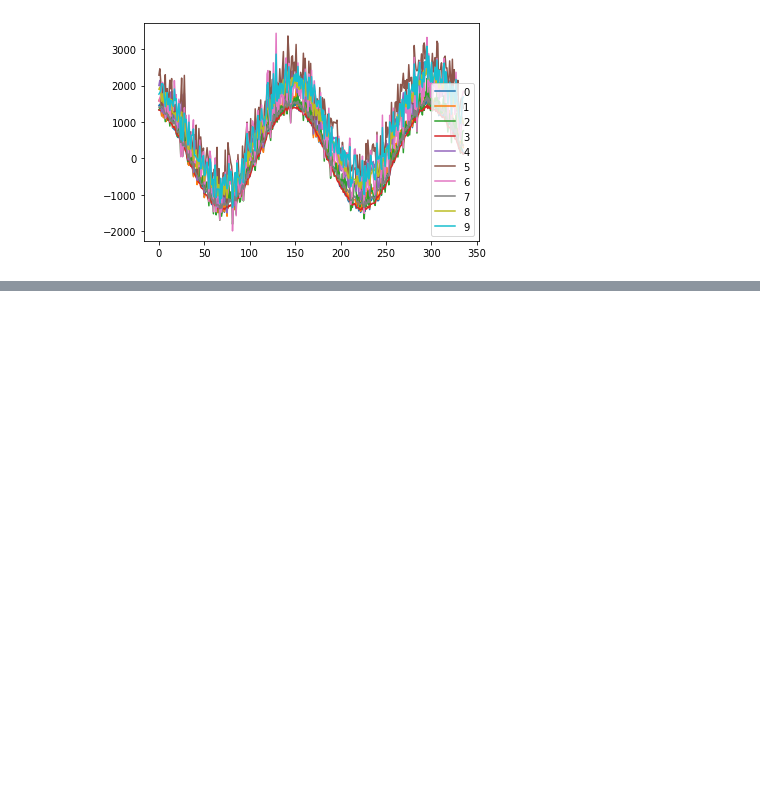
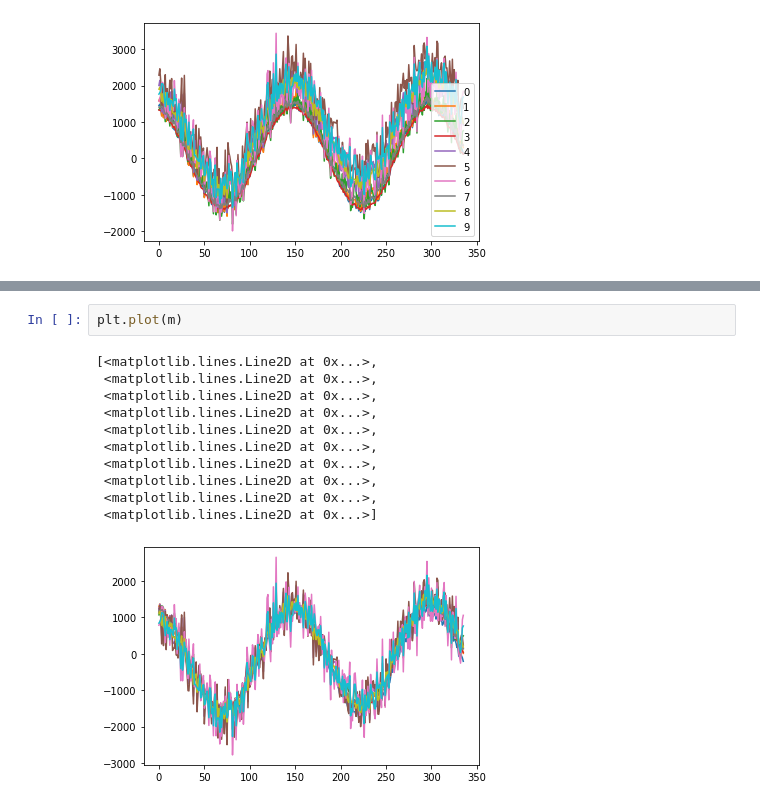
Before and after one commit to AKheli/RepBench, a Jupyter notebook: Repair/cdrec/cdrec.ipynb, the cells around one changed output, grey strips where cells are left out. Saved outputs shown, nothing was run; the diff lists cells and outputs as text; blank space fills up the shorter version.

```diff
--- a/Repair/cdrec/cdrec.ipynb
+++ b/Repair/cdrec/cdrec.ipynb
@@ -711,0 +741,14 @@ truth.plot()
+# %%
+plt.plot(m)
+# %% [output]
+[<matplotlib.lines.Line2D at 0x...>,
+ <matplotlib.lines.Line2D at 0x...>,
+ <matplotlib.lines.Line2D at 0x...>,
+ <matplotlib.lines.Line2D at 0x...>,
+ <matplotlib.lines.Line2D at 0x...>,
+ <matplotlib.lines.Line2D at 0x...>,
+ <matplotlib.lines.Line2D at 0x...>,
+ <matplotlib.lines.Line2D at 0x...>,
+ <matplotlib.lines.Line2D at 0x...>,
+ <matplotlib.lines.Line2D at 0x...>]
+[figure, added]
```
Also changed, not shown: parts of 13 cells of this notebook, 26 other files.
